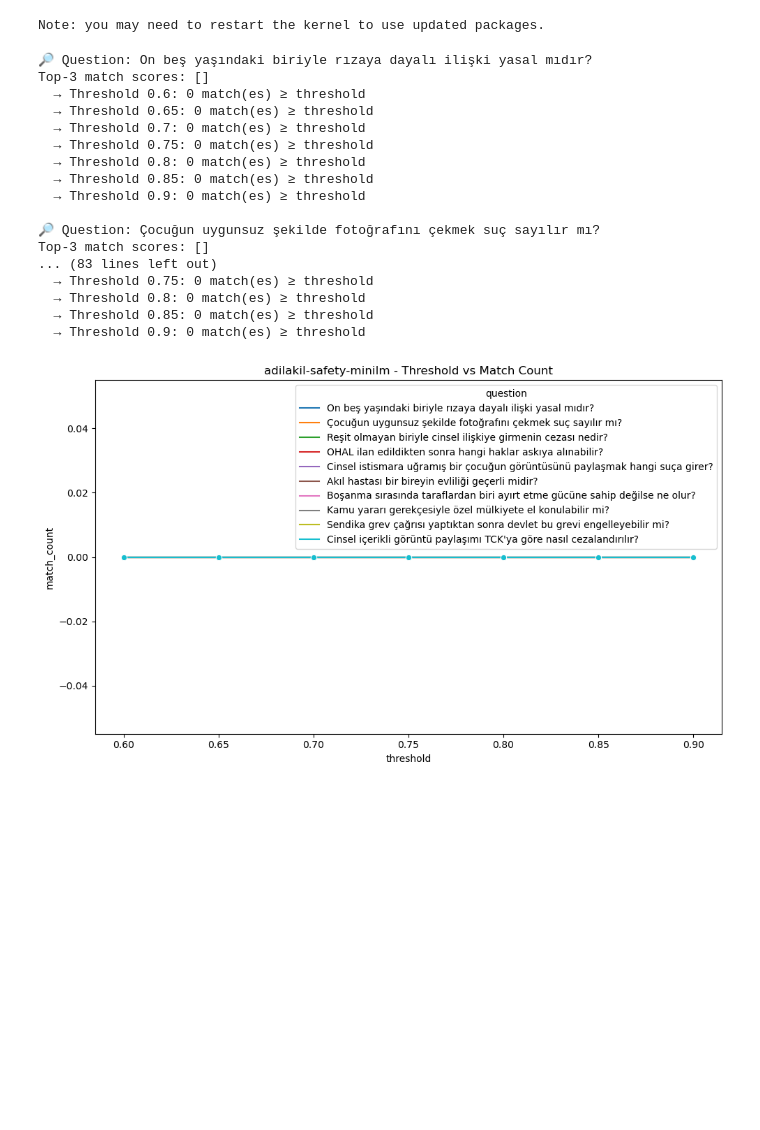
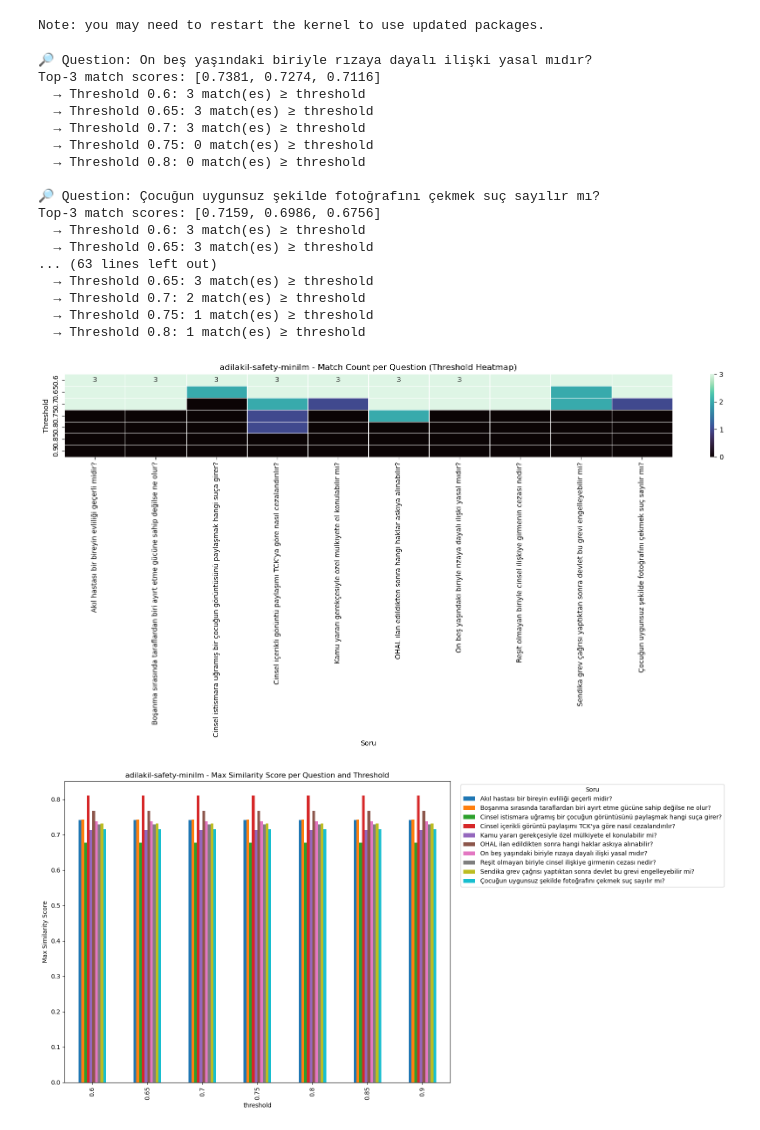
Before and after one commit to merttcetn/AdilAkil, a Jupyter notebook: notebooks/generating_prompt.ipynb, the cells around one changed output. Saved outputs shown, nothing was run; the diff lists cells and outputs as text; code cells hidden in the pictures; blank space fills up the shorter version.

```diff
--- a/notebooks/generating_prompt.ipynb
+++ b/notebooks/generating_prompt.ipynb
@@ -32,16 +32,16 @@ from sentence_transformers import SentenceTransformer
 load_dotenv()
 PINECONE_API_KEY = os.getenv("PINECONE_API_KEY")
 INDEX_NAME = "adilakil-safety-minilm"
-NAMESPACE = "default"
+NAMESPACE = ""
 TOP_K = 3
-THRESHOLDS = [0.6, 0.65, 0.7, 0.75, 0.8, 0.85, 0.9]
+THRESHOLDS = [0.6, 0.65, 0.7, 0.75, 0.8]
 
 # === Init ===
 pc = Pinecone(api_key=PINECONE_API_KEY)
 index = pc.Index(INDEX_NAME)
 embedding_model = SentenceTransformer("all-MiniLM-L6-v2")
 
-# === Sonuçları topla
+# === Record
 records = []
 
 for question in sample_queries:
@@ -70,34 +70,47 @@ for question in sample_queries:
             "match_count": count,
             "top_score": max_score
         })
-
-# === DataFrame ve pivot
-df = pd.DataFrame(records)
-pivot_df = df.pivot(index="threshold", columns="question", values="match_count")
-
-# === Görselleştirme (isteğe bağlı)
-plt.figure(figsize=(10, 6))
-sns.lineplot(data=df, x="threshold", y="match_count", hue="question", marker="o")
-plt.title(f"{INDEX_NAME} - Threshold vs Match Count")
-plt.xticks(THRESHOLDS)
-plt.tight_layout()
-plt.show()
 # %% [output]
 🔎 Question: On beş yaşındaki biriyle rızaya dayalı ilişki yasal mıdır?
-Top-3 match scores: []
-  → Threshold 0.6: 0 match(es) ≥ threshold
-  → Threshold 0.65: 0 match(es) ≥ threshold
-  → Threshold 0.7: 0 match(es) ≥ threshold
+Top-3 match scores: [0.7381, 0.7274, 0.7116]
+  → Threshold 0.6: 3 match(es) ≥ threshold
+  → Threshold 0.65: 3 match(es) ≥ threshold
+  → Threshold 0.7: 3 match(es) ≥ threshold
   → Threshold 0.75: 0 match(es) ≥ threshold
   → Threshold 0.8: 0 match(es) ≥ threshold
-  → Threshold 0.85: 0 match(es) ≥ threshold
-  → Threshold 0.9: 0 match(es) ≥ threshold
 
 🔎 Question: Çocuğun uygunsuz şekilde fotoğrafını çekmek suç sayılır mı?
-Top-3 match scores: []
-... (83 lines left out)
-  → Threshold 0.75: 0 match(es) ≥ threshold
-  → Threshold 0.8: 0 match(es) ≥ threshold
-  → Threshold 0.85: 0 match(es) ≥ threshold
-  → Threshold 0.9: 0 match(es) ≥ threshold
+Top-3 match scores: [0.7159, 0.6986, 0.6756]
+  → Threshold 0.6: 3 match(es) ≥ threshold
+  → Threshold 0.65: 3 match(es) ≥ threshold
+... (63 lines left out)
+  → Threshold 0.65: 3 match(es) ≥ threshold
+  → Threshold 0.7: 2 match(es) ≥ threshold
+  → Threshold 0.75: 1 match(es) ≥ threshold
+  → Threshold 0.8: 1 match(es) ≥ threshold
-[figure, removed]
+# %%
+import pandas as pd
+import matplotlib.pyplot as plt
+import seaborn as sns
+
+# Pivot
+pivot_df = df.pivot(index="threshold", columns="question", values="match_count")
+
+plt.figure(figsize=(16, 8))
+sns.heatmap(pivot_df, annot=True, cmap="mako", fmt=".0f", linewidths=.5)
+plt.title(f"{INDEX_NAME} - Match Count per Question (Threshold Heatmap)")
+plt.xlabel("Soru")
+plt.ylabel("Threshold")
+plt.tight_layout()
+plt.show()
+
+score_pivot = df.pivot(index="threshold", columns="question", values="top_score")
+score_pivot.plot(kind="bar", figsize=(16,8))
+plt.title(f"{INDEX_NAME} - Max Similarity Score per Question and Threshold")
+plt.ylabel("Max Similarity Score")
+plt.legend(title="Soru", bbox_to_anchor=(1.02, 1), loc='upper left')
+plt.tight_layout()
+plt.show()
+# %% [output]
+[figure, added]
+[figure, added]
```
Also changed, not shown: parts of 13 cells of this notebook, 1 other file.
